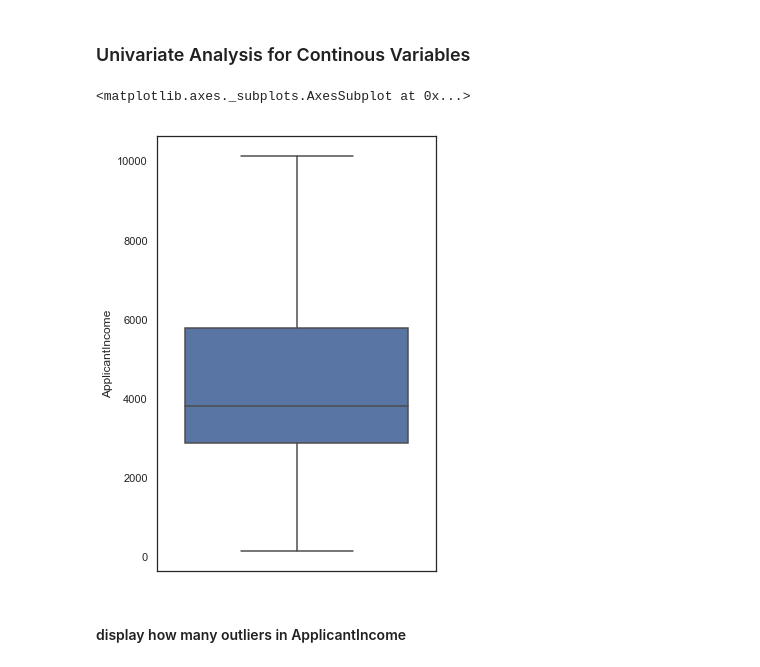
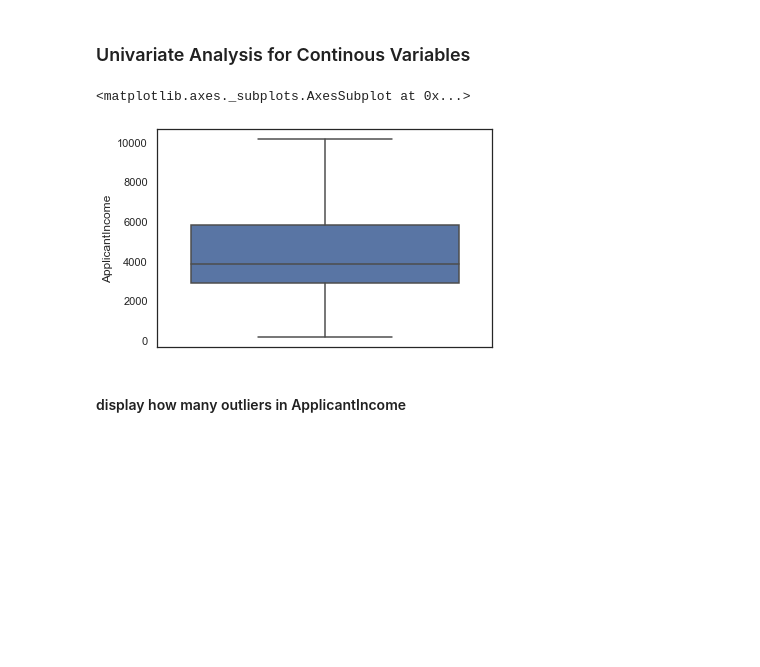
Before and after one commit to srikanthpragada/DS_16_AUG_2019, a Jupyter notebook: loan/loan_prediction.ipynb, the cells around one changed output. Saved outputs shown, nothing was run; the diff lists cells and outputs as text; code cells hidden in the pictures; blank space fills up the shorter version.

```diff
--- a/loan/loan_prediction.ipynb
+++ b/loan/loan_prediction.ipynb
@@ -227,11 +227,11 @@ print(train['Education'].isnull().sum())   # Missing count
 ###  Univariate Analysis for Continous Variables
 # %%
 # Visualizing numerical features
-plt.gcf().set_size_inches(5,8)
+#plt.gcf().set_size_inches(5,8)
 sns.boxplot(x="ApplicantIncome",data=train, orient='vertical', showfliers=False)
 # %% [output]
 <matplotlib.axes._subplots.AxesSubplot at 0x...>
-[figure, old version]
+[figure, new version]
 # %% [markdown]
 #### display how many outliers in ApplicantIncome
 # %%
```
Also changed, not shown: parts of 26 cells of this notebook, 3 other files.
